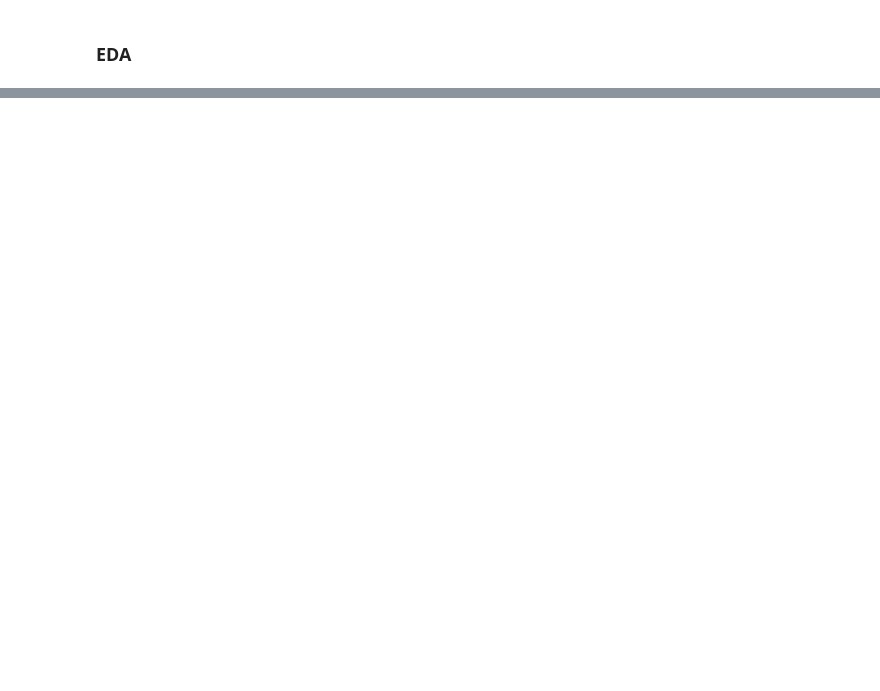
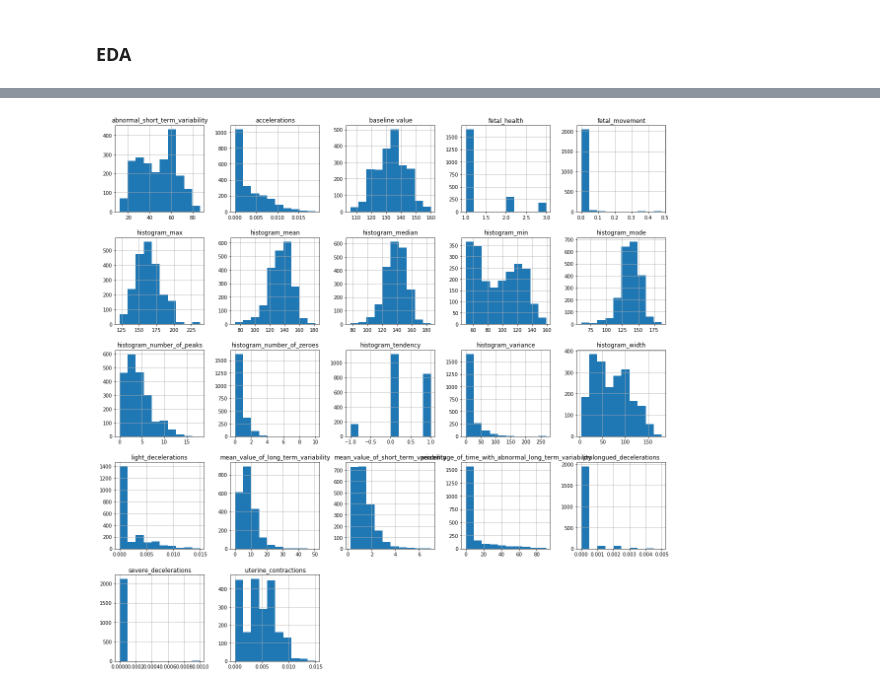
Before and after one commit to JVasquez5/IBM-Machine-Learning-Professional-Certificate, a Jupyter notebook: Module_3/fetal_health.ipynb, the cells around one changed output, grey strips where cells are left out. Saved outputs shown, nothing was run; the diff lists cells and outputs as text; code cells hidden in the pictures; blank space fills up the shorter version.

```diff
--- a/Module_3/fetal_health.ipynb
+++ b/Module_3/fetal_health.ipynb
@@ -100,0 +129,5 @@ Name: fetal_health, dtype: int64
+# %%
+# Histogram to visualize data
+df_visual_hist = df.hist(figsize = (20,20))
+# %% [output]
+[figure, added]
```
Also changed, not shown: parts of 5 cells of this notebook.
